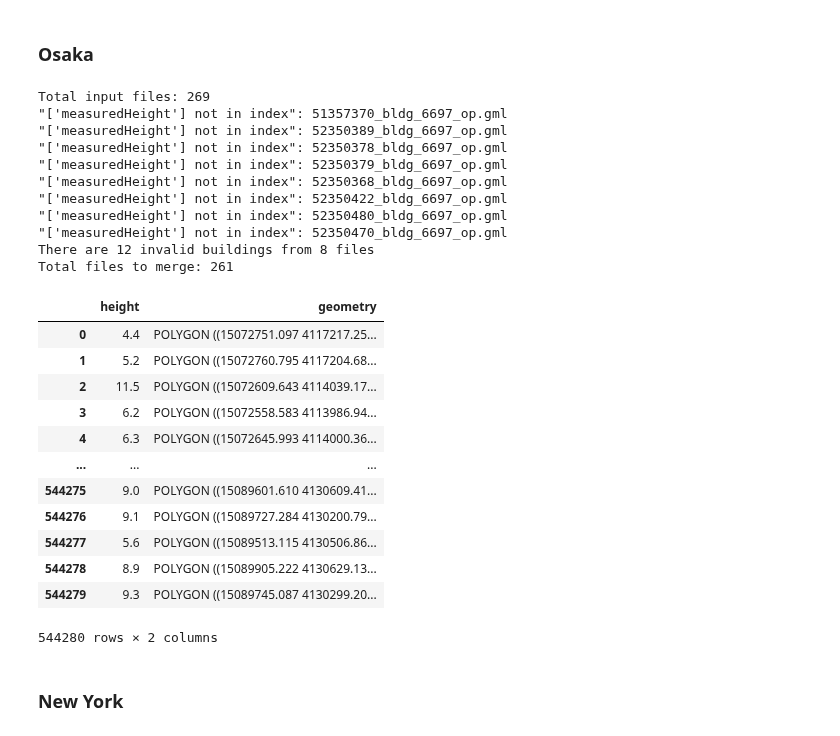
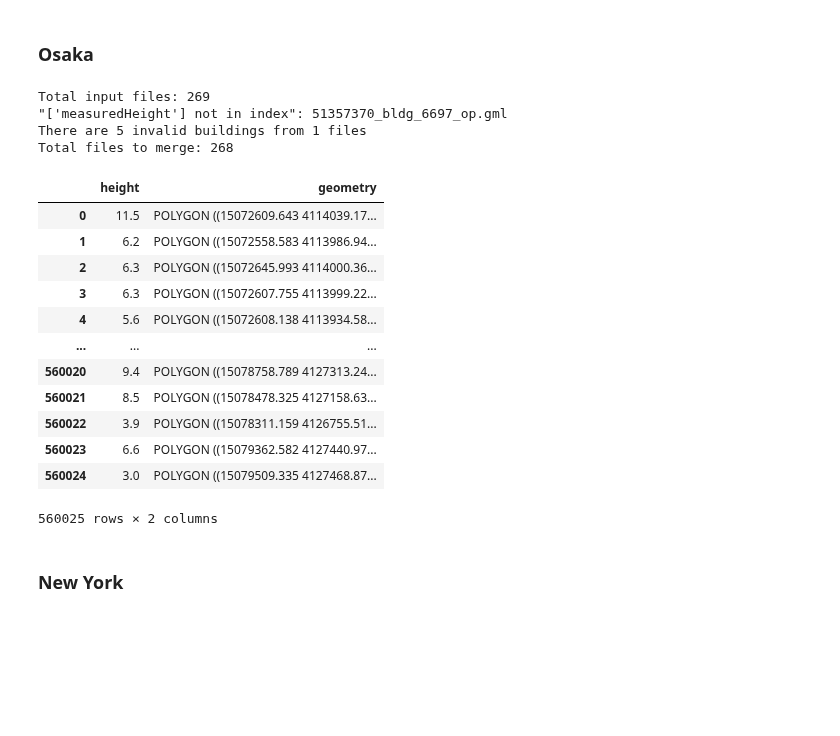
Before and after one commit to LQCHAN022/UMP-estimation, a Jupyter notebook: data_pipeline.ipynb, the cells around one changed output. Cells and saved outputs as stored; diff of their text form; code cells hidden in the pictures; blank space fills up the shorter version.

Commit message:
Add force manual option for GML to feather

```diff
--- a/data_pipeline.ipynb
+++ b/data_pipeline.ipynb
@@ -94,7 +94,7 @@ def xml_extract_gdf(in_path,
     gdf = gpd.GeoDataFrame(data= height_series, geometry= geometry)
     return gdf
 
-def gml_to_feather(in_path, out_path, mode= None, log_name= "gml_convert", src_crs= "EPSG:6668", tgt_crs= "EPSG:3857"):
+def gml_to_feather(in_path, out_path, mode= None, log_name= "gml_convert", src_crs= "EPSG:6668", tgt_crs= "EPSG:3857", force_manual= False):
     """
     Takes in a gml file and outputs it as a feather file\n
     W/R with feather files is much faster and takes up much less space than using shp files\n
@@ -107,14 +107,18 @@ def gml_to_feather(in_path, out_path, mode= None, log_name= "gml_convert", src_c
     - src_crs: Source projection\n
     - tgt_crs: Target projection\n
     """
-    # Extracts features
-    with fiona.open(in_path, 'r') as src:
-        features = list(src)
+    try:
+        # Goes to manual extraction if flag is True
+        # Hacky but it works
+        if force_manual:
+            raise
+        # Extracts features
+        with fiona.open(in_path, 'r') as src:
+            features = list(src)
 
-    # Converts and places it in geopandas format
-    # There seems to be some gml files without the measured height column, will try to log those files in
-    gdf = gpd.GeoDataFrame.from_features(features)
-    try:
+        # Converts and places it in geopandas format
+        # There seems to be some gml files without the measured height column, will try to log those files in
+        gdf = gpd.GeoDataFrame.from_features(features)
         gdf = gdf[['measuredHeight', 'geometry']]
         gdf.rename(columns={'measuredHeight':'height'}, inplace= True)
 
@@ -130,9 +134,9 @@ def gml_to_feather(in_path, out_path, mode= None, log_name= "gml_convert", src_c
         gdf = gpd.GeoDataFrame(gdf, geometry= gdf_geometry)
     except Exception as e:
         # If exception occurs try to extract manually
-        gdf = xml_extract_gdf(in_path)
+        gdf_manual = xml_extract_gdf(in_path)
 
-        if gdf is None:
+        if gdf_manual is None:
             print(f"{e}: {os.path.basename(in_path)}")
             if not log_name is None:
                 if not os.path.exists("logs"):
@@ -140,6 +144,8 @@ def gml_to_feather(in_path, out_path, mode= None, log_name= "gml_convert", src_c
                 with open(f"logs/{log_name}.txt", "a") as f:
                     f.write(in_path + "\n")
             return len(gdf)
+        else:
+            gdf = gdf_manual
 
     # Check if parent directory exists
     if not os.path.exists(os.path.dirname(out_path)):
@@ -158,7 +164,7 @@ def gml_to_feather(in_path, out_path, mode= None, log_name= "gml_convert", src_c
 
     return 0
 
-def batch_gml_to_feather(in_dir, out_path, n_processes= 12, log_name= None, mode= None, src_crs= "EPSG:6668", tgt_crs= "EPSG:3857"):
+def batch_gml_to_feather(in_dir, out_path, n_processes= 12, log_name= None, mode= None, src_crs= "EPSG:6668", tgt_crs= "EPSG:3857", force_manual= False):
 
     # Get all the paths of the gml files
     in_paths = glob(f"{in_dir}/*.gml")
@@ -173,7 +179,8 @@ def batch_gml_to_feather(in_dir, out_path, n_processes= 12, log_name= None, mode
                 repeat(mode),
                 repeat(log_name),
                 repeat(src_crs),
-                repeat(tgt_crs)))
+                repeat(tgt_crs),
+                repeat(force_manual)))
 
     # Check for invalid buildings
     print(f"There are {sum(r)} invalid buildings from {len(list(filter(lambda x: x > 0, r)))} files")
@@ -218,34 +249,27 @@ Total files to merge: 671
 ### Osaka
 # %%
 in_dir = "data/osaka/udx/bldg"
-out_path = "data/osaka/osaka_full.feather"
+out_path = "data/osaka/osaka_full_2.feather"
 
 batch_gml_to_feather(in_dir, out_path, mode= "o", log_name= "osaka")
 # %% [output]
 Total input files: 269
 "['measuredHeight'] not in index": 51357370_bldg_6697_op.gml
-"['measuredHeight'] not in index": 52350389_bldg_6697_op.gml
-"['measuredHeight'] not in index": 52350378_bldg_6697_op.gml
-"['measuredHeight'] not in index": 52350379_bldg_6697_op.gml
-"['measuredHeight'] not in index": 52350368_bldg_6697_op.gml
-"['measuredHeight'] not in index": 52350422_bldg_6697_op.gml
-"['measuredHeight'] not in index": 52350480_bldg_6697_op.gml
-"['measuredHeight'] not in index": 52350470_bldg_6697_op.gml
-There are 12 invalid buildings from 8 files
-Total files to merge: 261
+There are 5 invalid buildings from 1 files
+Total files to merge: 268
 |  | height | geometry |
-| 0 | 4.4 | POLYGON ((15072751.097 4117217.25... |
-| 1 | 5.2 | POLYGON ((15072760.795 4117204.68... |
-| 2 | 11.5 | POLYGON ((15072609.643 4114039.17... |
-| 3 | 6.2 | POLYGON ((15072558.583 4113986.94... |
-| 4 | 6.3 | POLYGON ((15072645.993 4114000.36... |
+| 0 | 11.5 | POLYGON ((15072609.643 4114039.17... |
+| 1 | 6.2 | POLYGON ((15072558.583 4113986.94... |
+| 2 | 6.3 | POLYGON ((15072645.993 4114000.36... |
+| 3 | 6.3 | POLYGON ((15072607.755 4113999.22... |
+| 4 | 5.6 | POLYGON ((15072608.138 4113934.58... |
 | ... | ... | ... |
-| 544275 | 9.0 | POLYGON ((15089601.610 4130609.41... |
-| 544276 | 9.1 | POLYGON ((15089727.284 4130200.79... |
-| 544277 | 5.6 | POLYGON ((15089513.115 4130506.86... |
-| 544278 | 8.9 | POLYGON ((15089905.222 4130629.13... |
-| 544279 | 9.3 | POLYGON ((15089745.087 4130299.20... |
+| 560020 | 9.4 | POLYGON ((15078758.789 4127313.24... |
+| 560021 | 8.5 | POLYGON ((15078478.325 4127158.63... |
+| 560022 | 3.9 | POLYGON ((15078311.159 4126755.51... |
+| 560023 | 6.6 | POLYGON ((15079362.582 4127440.97... |
+| 560024 | 3.0 | POLYGON ((15079509.335 4127468.87... |
-544280 rows × 2 columns
+560025 rows × 2 columns
 # %% [markdown]
 ### New York
 # %%
```
Also changed, not shown: parts of 17 cells of this notebook.
